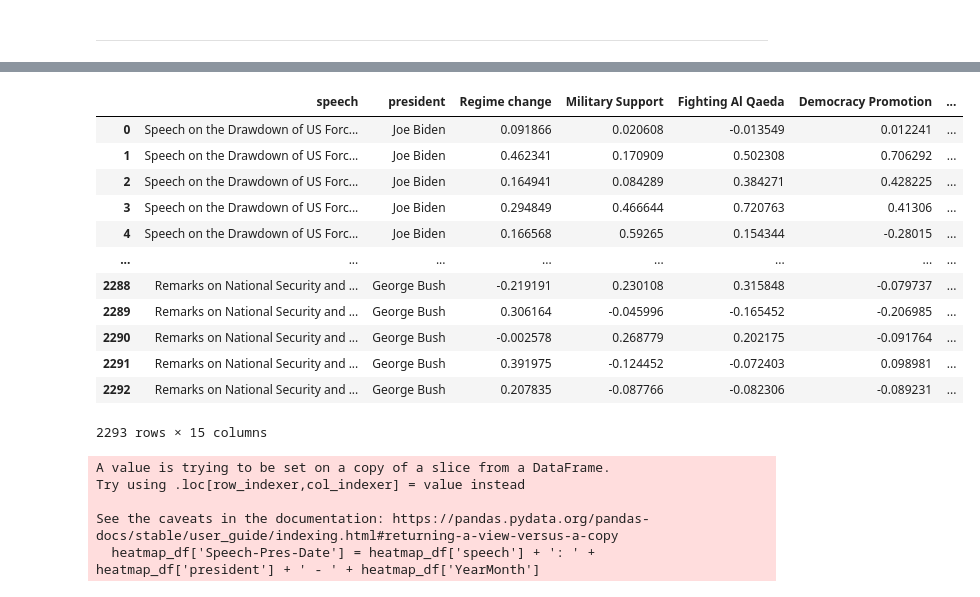
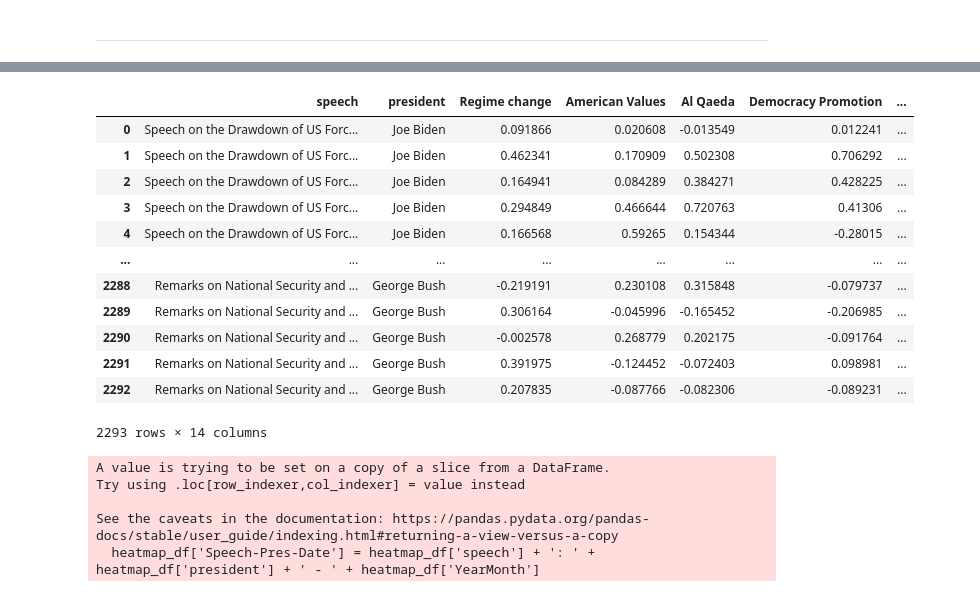
Before and after one commit to Kasheme/NLP, a Jupyter notebook: US Presedential Speeches/Dash App/notebooks/topic model results viz.ipynb, the cells around one changed output, grey strips where cells are left out. Saved outputs shown, nothing was run; the diff lists cells and outputs as text; code cells hidden in the pictures.

```diff
--- a/US Presedential Speeches/Dash App/notebooks/topic model results viz.ipynb
+++ b/US Presedential Speeches/Dash App/notebooks/topic model results viz.ipynb
@@ -6,7 +6,7 @@ import numpy as np
 import seaborn as sns
 import matplotlib.pyplot as plt
 # %%
-df = pd.read_pickle("C:\\Users\\UKE12399093\\GIT\\NLP\\US Presedential Speeches\\final_df.pkl")
+df = pd.read_pickle("C:\\Users\\User\\OneDrive\Documents\\GitHub\\NLP\\US Presedential Speeches\\final_df.pkl")
 # %%
 df.head(10)
 # %% [output]
@@ -91,8 +108,8 @@ plt.show(fig)
 # %%
-heatmap_df = df.iloc[:,[2,3,5,6,7,8,9,10,11,12,13,14,15,19,20]]
+heatmap_df = df.iloc[:,[2,3,5,6,7,8,9,10,11,12,13,14,18,19]]
 heatmap_df
 # %% [output]
-|  | speech | president | Regime change | Military Support | Fighting Al Qaeda | Democracy Promotion | ... |
+|  | speech | president | Regime change | American Values | Al Qaeda | Democracy Promotion | ... |
 | 0 | Speech on the Drawdown of US Forc... | Joe Biden | 0.091866 | 0.020608 | -0.013549 | 0.012241 | ... |
 | 1 | Speech on the Drawdown of US Forc... | Joe Biden | 0.462341 | 0.170909 | 0.502308 | 0.706292 | ... |
 | 2 | Speech on the Drawdown of US Forc... | Joe Biden | 0.164941 | 0.084289 | 0.384271 | 0.428225 | ... |
@@ -104,7 +121,7 @@ heatmap_df
 | 2290 | Remarks on National Security and ... | George Bush | -0.002578 | 0.268779 | 0.202175 | -0.091764 | ... |
 | 2291 | Remarks on National Security and ... | George Bush | 0.391975 | -0.124452 | -0.072403 | 0.098981 | ... |
 | 2292 | Remarks on National Security and ... | George Bush | 0.207835 | -0.087766 | -0.082306 | -0.089231 | ... |
-2293 rows × 15 columns
+2293 rows × 14 columns
 # %%
 heatmap_df['Speech-Pres-Date'] = heatmap_df['speech'] + ': ' + heatmap_df['president'] + ' - ' + heatmap_df['YearMonth']
 heatmap_df['Speech-Pres-Date'].unique()
```
Also changed, not shown: parts of 34 cells of this notebook, 9 other files.
